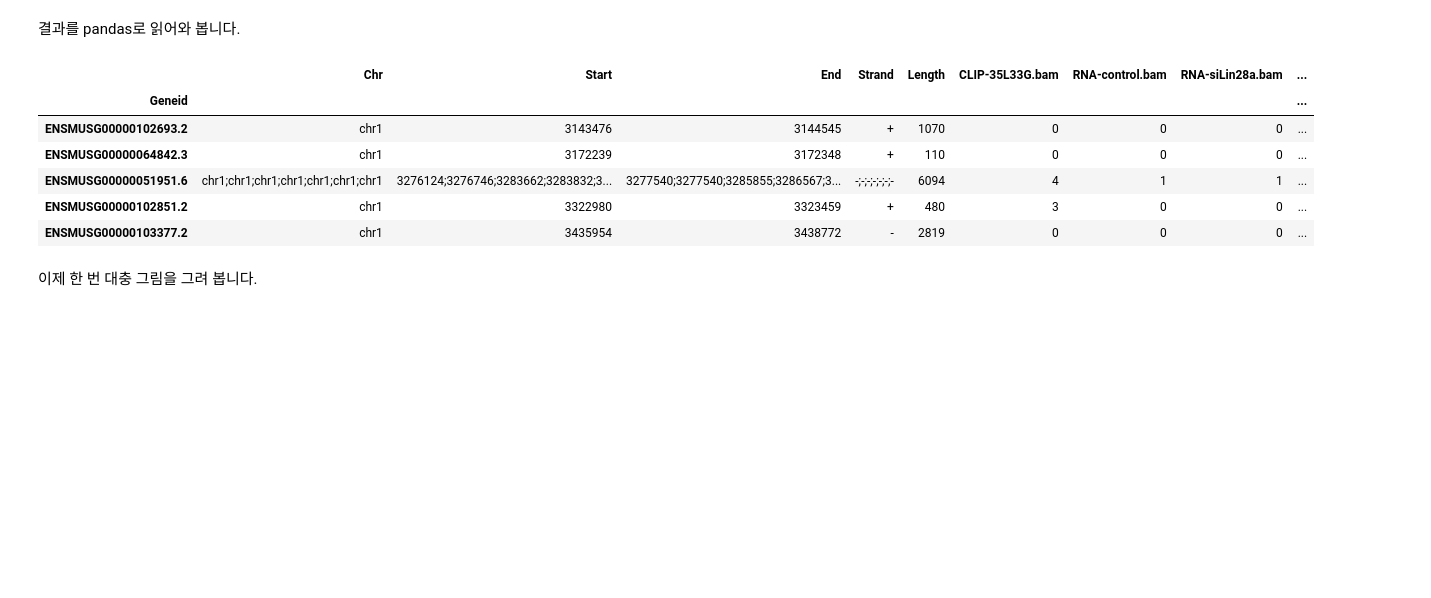
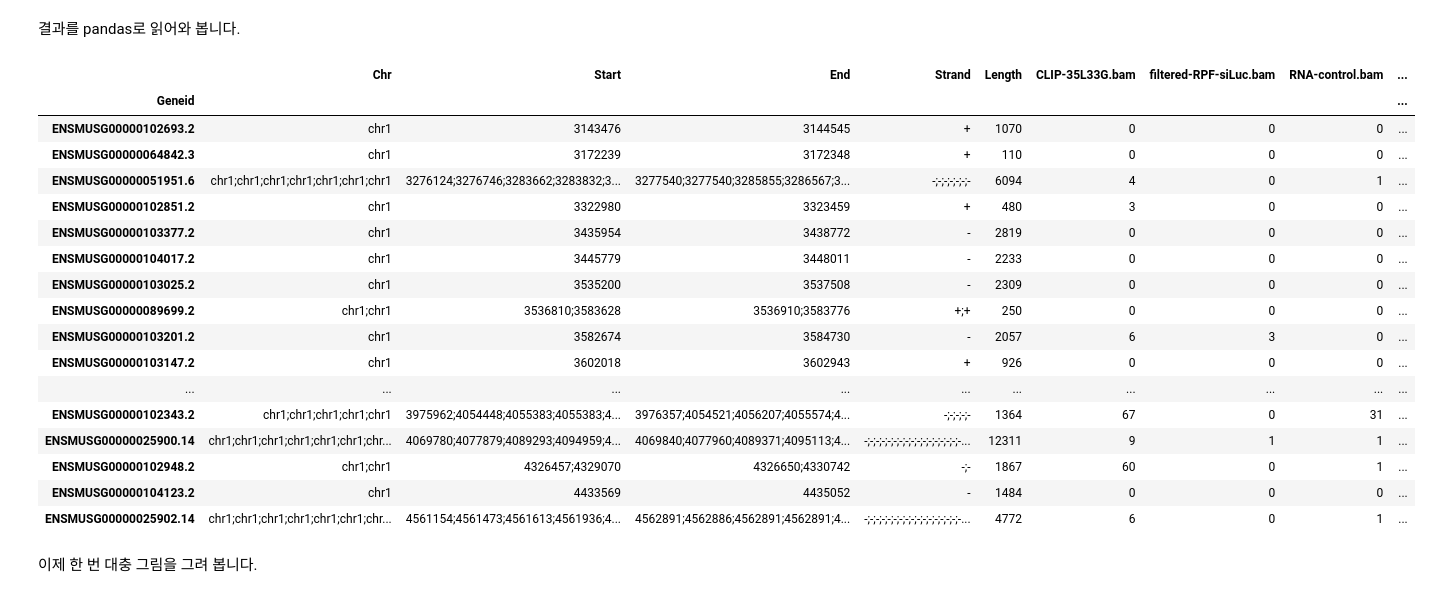
Before and after one commit to YUHYUNSEONG/YHS, a Jupyter notebook: CoLab_TermProj_2023_1.ipynb, the cells around one changed output. Drawn from its saved outputs; the diff is of its cells as text; code cells hidden in the pictures; blank space fills up the shorter version.

```diff
--- a/CoLab_TermProj_2023_1.ipynb
+++ b/CoLab_TermProj_2023_1.ipynb
@@ -197,15 +220,26 @@ Executing transaction: /-\|/-\|/-\|done
 # %%
 import pandas as pd
 cnts = pd.read_csv('read-counts.txt', sep='\t', comment='#', index_col=0)
-cnts.head()
+cnts.head(20)
 # %% [output]
-|  | Chr | Start | End | Strand | Length | CLIP-35L33G.bam | RNA-control.bam | RNA-siLin28a.bam | ... |
+|  | Chr | Start | End | Strand | Length | CLIP-35L33G.bam | filtered-RPF-siLuc.bam | RNA-control.bam | ... |
 | Geneid |  |  |  |  |  |  |  |  | ... |
 | ENSMUSG00000102693.2 | chr1 | 3143476 | 3144545 | + | 1070 | 0 | 0 | 0 | ... |
 | ENSMUSG00000064842.3 | chr1 | 3172239 | 3172348 | + | 110 | 0 | 0 | 0 | ... |
-| ENSMUSG00000051951.6 | chr1;chr1;chr1;chr1;chr1;chr1;chr1 | 3276124;3276746;3283662;3283832;3... | 3277540;3277540;3285855;3286567;3... | -;-;-;-;-;-;- | 6094 | 4 | 1 | 1 | ... |
+| ENSMUSG00000051951.6 | chr1;chr1;chr1;chr1;chr1;chr1;chr1 | 3276124;3276746;3283662;3283832;3... | 3277540;3277540;3285855;3286567;3... | -;-;-;-;-;-;- | 6094 | 4 | 0 | 1 | ... |
 | ENSMUSG00000102851.2 | chr1 | 3322980 | 3323459 | + | 480 | 3 | 0 | 0 | ... |
 | ENSMUSG00000103377.2 | chr1 | 3435954 | 3438772 | - | 2819 | 0 | 0 | 0 | ... |
+| ENSMUSG00000104017.2 | chr1 | 3445779 | 3448011 | - | 2233 | 0 | 0 | 0 | ... |
+| ENSMUSG00000103025.2 | chr1 | 3535200 | 3537508 | - | 2309 | 0 | 0 | 0 | ... |
+| ENSMUSG00000089699.2 | chr1;chr1 | 3536810;3583628 | 3536910;3583776 | +;+ | 250 | 0 | 0 | 0 | ... |
+| ENSMUSG00000103201.2 | chr1 | 3582674 | 3584730 | - | 2057 | 6 | 3 | 0 | ... |
+| ENSMUSG00000103147.2 | chr1 | 3602018 | 3602943 | + | 926 | 0 | 0 | 0 | ... |
+| ... | ... | ... | ... | ... | ... | ... | ... | ... | ... |
+| ENSMUSG00000102343.2 | chr1;chr1;chr1;chr1;chr1 | 3975962;4054448;4055383;4055383;4... | 3976357;4054521;4056207;4055574;4... | -;-;-;-;- | 1364 | 67 | 0 | 31 | ... |
+| ENSMUSG00000025900.14 | chr1;chr1;chr1;chr1;chr1;chr1;chr... | 4069780;4077879;4089293;4094959;4... | 4069840;4077960;4089371;4095113;4... | -;-;-;-;-;-;-;-;-;-;-;-;-;-;-;-;-... | 12311 | 9 | 1 | 1 | ... |
+| ENSMUSG00000102948.2 | chr1;chr1 | 4326457;4329070 | 4326650;4330742 | -;- | 1867 | 60 | 0 | 1 | ... |
+| ENSMUSG00000104123.2 | chr1 | 4433569 | 4435052 | - | 1484 | 0 | 0 | 0 | ... |
+| ENSMUSG00000025902.14 | chr1;chr1;chr1;chr1;chr1;chr1;chr... | 4561154;4561473;4561613;4561936;4... | 4562891;4562886;4562891;4562891;4... | -;-;-;-;-;-;-;-;-;-;-;-;-;-;-;-;-... | 4772 | 6 | 0 | 1 | ... |
 # %% [markdown]
 이제 한 번 대충 그림을 그려 봅니다.
 # %%
```
Also changed, not shown: parts of 11 cells of this notebook.
